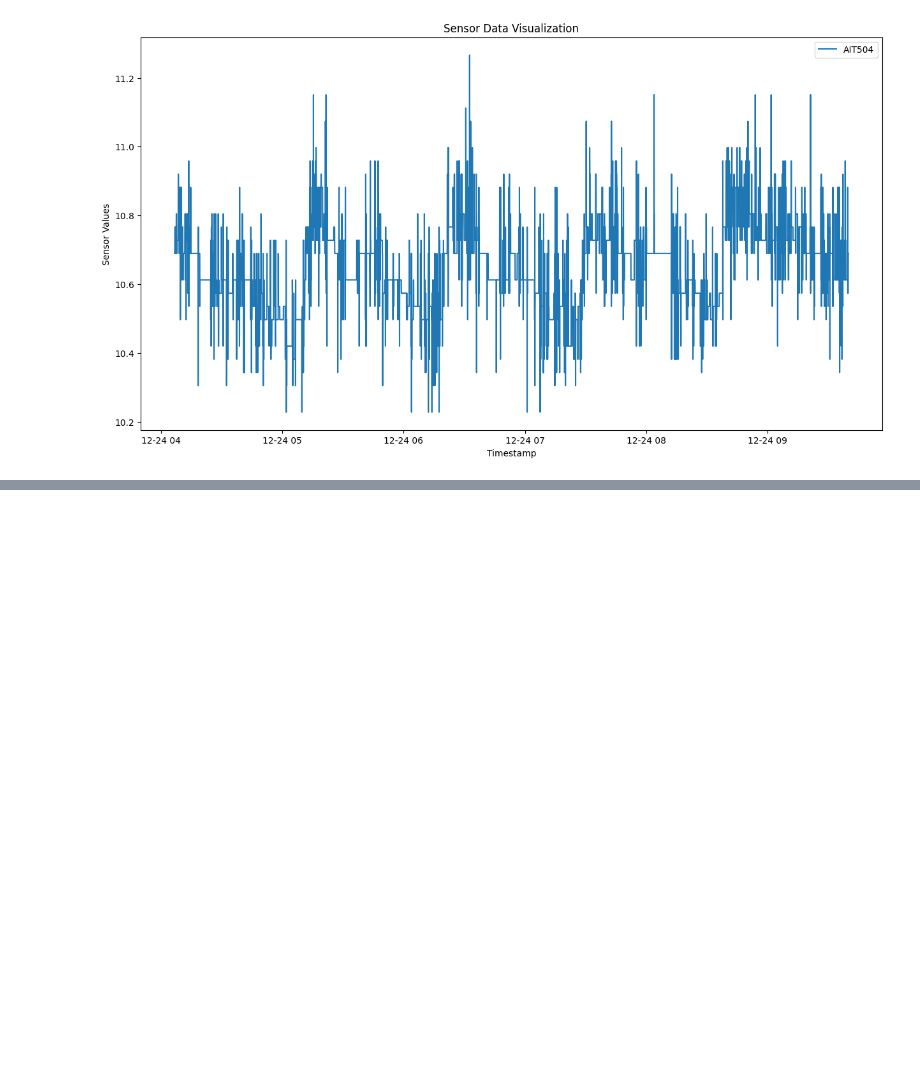
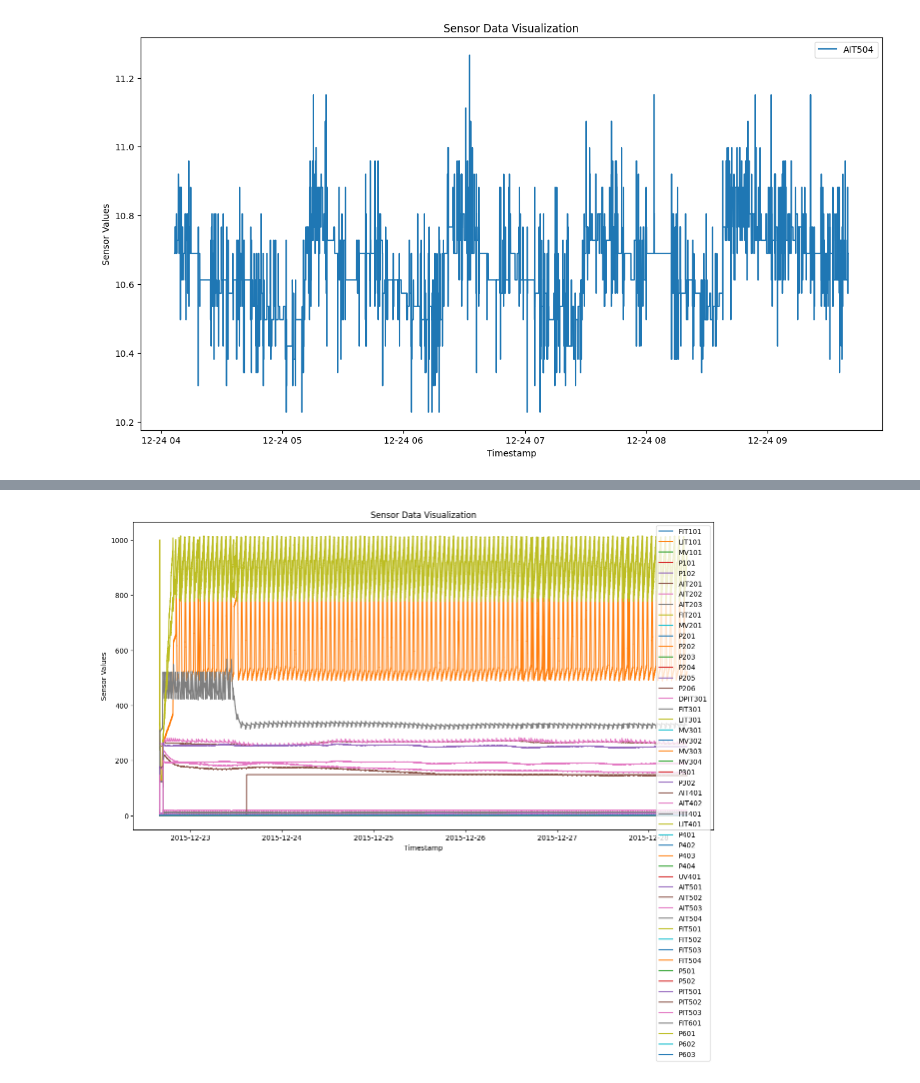
Before and after one commit to andreist3fan/vitejii-dm, a Jupyter notebook: ADAS.ipynb, the cells around one changed output, grey strips where cells are left out. Saved outputs shown, nothing was run; the diff lists cells and outputs as text; code cells hidden in the pictures; blank space fills up the shorter version.

```diff
--- a/ADAS.ipynb
+++ b/ADAS.ipynb
@@ -45,7 +45,7 @@ def visualize_sensor_data(df, window=None, sensors=None):
     plt.xlabel('Timestamp')
     plt.ylabel('Sensor Values')
     plt.title('Sensor Data Visualization')
-    plt.legend()
+    #plt.legend()
 
     plt.show()
 #window=(0, 1000),
@@ -345,0 +325,4 @@ reprojData[0].plot()
+# %%
+visualize_sensor_data(df=train_data)
+# %% [output]
+[figure, added]
```
Also changed, not shown: parts of 11 cells of this notebook.
